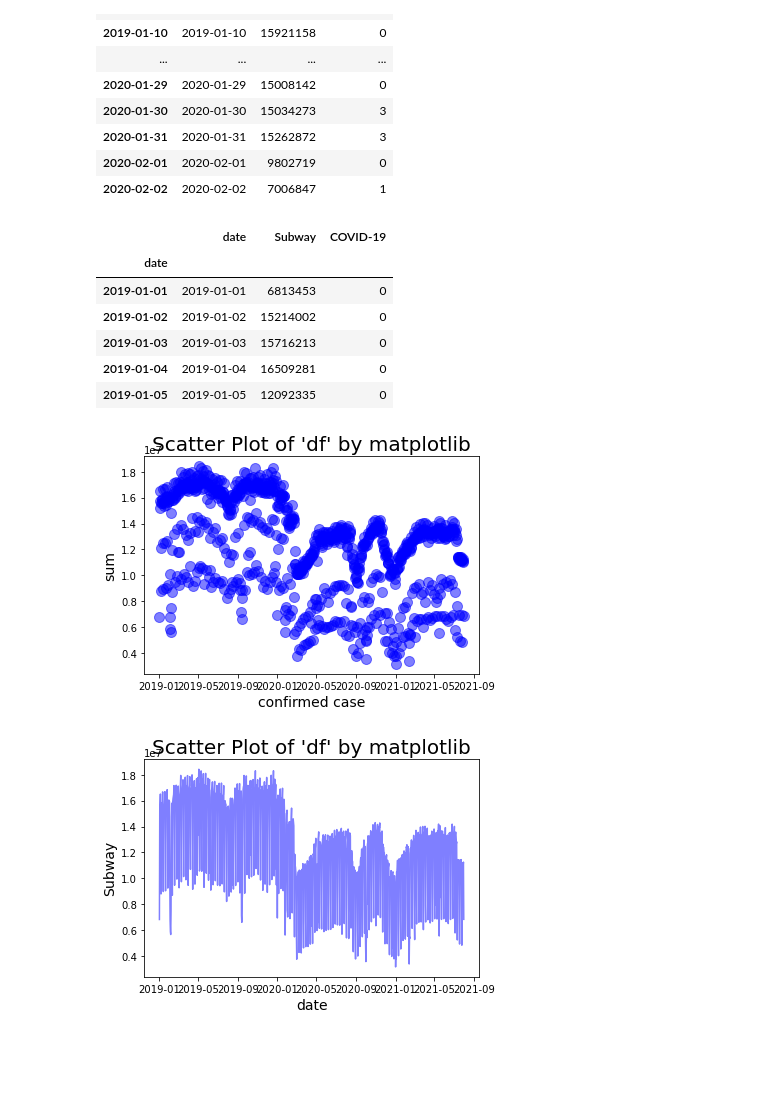
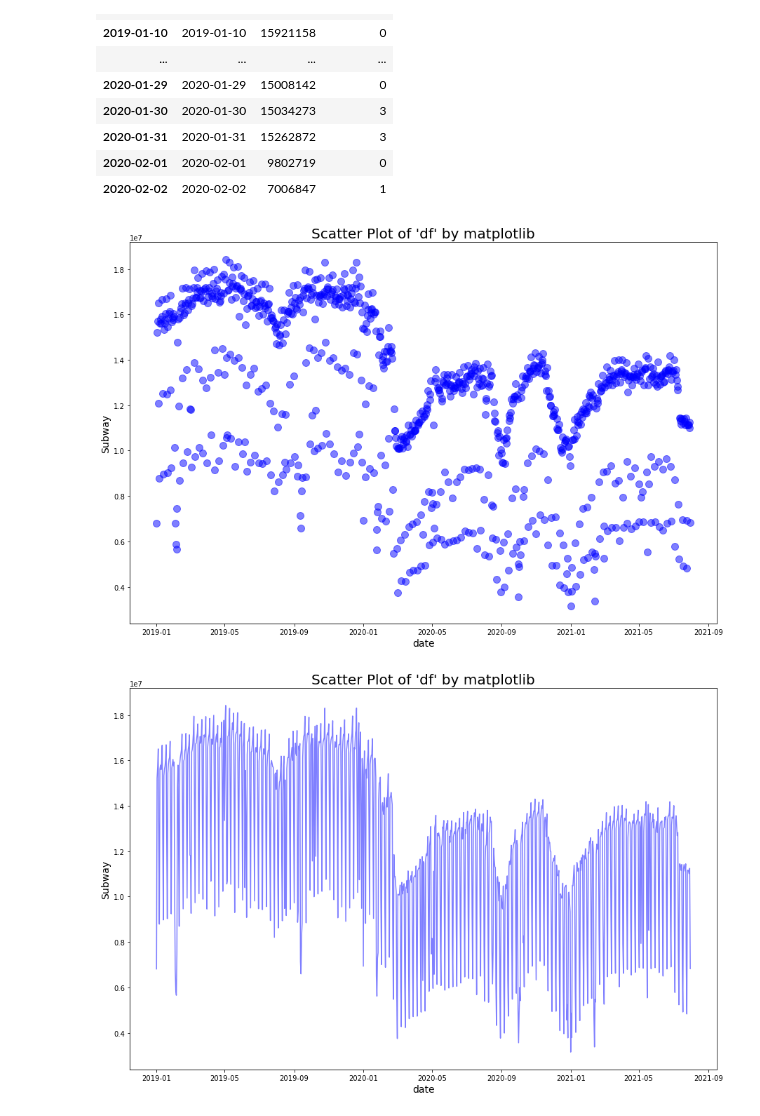
Before and after one commit to pepze21/data-visualization-PJT, a Jupyter notebook: data_preprocessing.ipynb, the cells around one changed output. Saved outputs shown, nothing was run; the diff lists cells and outputs as text; code cells hidden in the pictures; blank space fills up the shorter version.

```diff
--- a/data_preprocessing.ipynb
+++ b/data_preprocessing.ipynb
@@ -147,48 +150,38 @@ df
 # %%
 
 import matplotlib.pyplot as plt
-
-import seaborn as sns
-
-df.shape
-
-df.head()
-# %% [output]
-|  | date | Subway | COVID-19 |
-| date |  |  |  |
-| 2019-01-01 | 2019-01-01 | 6813453 | 0 |
-| 2019-01-02 | 2019-01-02 | 15214002 | 0 |
-| 2019-01-03 | 2019-01-03 | 15716213 | 0 |
-| 2019-01-04 | 2019-01-04 | 16509281 | 0 |
-| 2019-01-05 | 2019-01-05 | 12092335 | 0 |
 # %%
+
+plt.figure(figsize=(15,10))
 
 plt.plot('date',
 
          'Subway',
 
          data=df,
 
          linestyle='none',
 
          marker='o',
 
          markersize=10,
 
          color='blue',
 
          alpha=0.5)
 
 plt.title("Scatter Plot of 'df' by matplotlib", fontsize=20)
 
 plt.xlabel('date', fontsize=14)
 
 plt.ylabel('Subway', fontsize=14)
 
 plt.show()
 # %% [output]
-[figure, old version]
+[figure, new version]
 # %%
+
+plt.figure(figsize=(15,10))
 
 plt.plot('date',
 
@@ -214,4 +207,4 @@ plt.ylabel('Subway', fontsize=14)
 
 plt.show()
 # %% [output]
-[figure, old version]
+[figure, new version]
```
Also changed, not shown: parts of 7 cells of this notebook.
